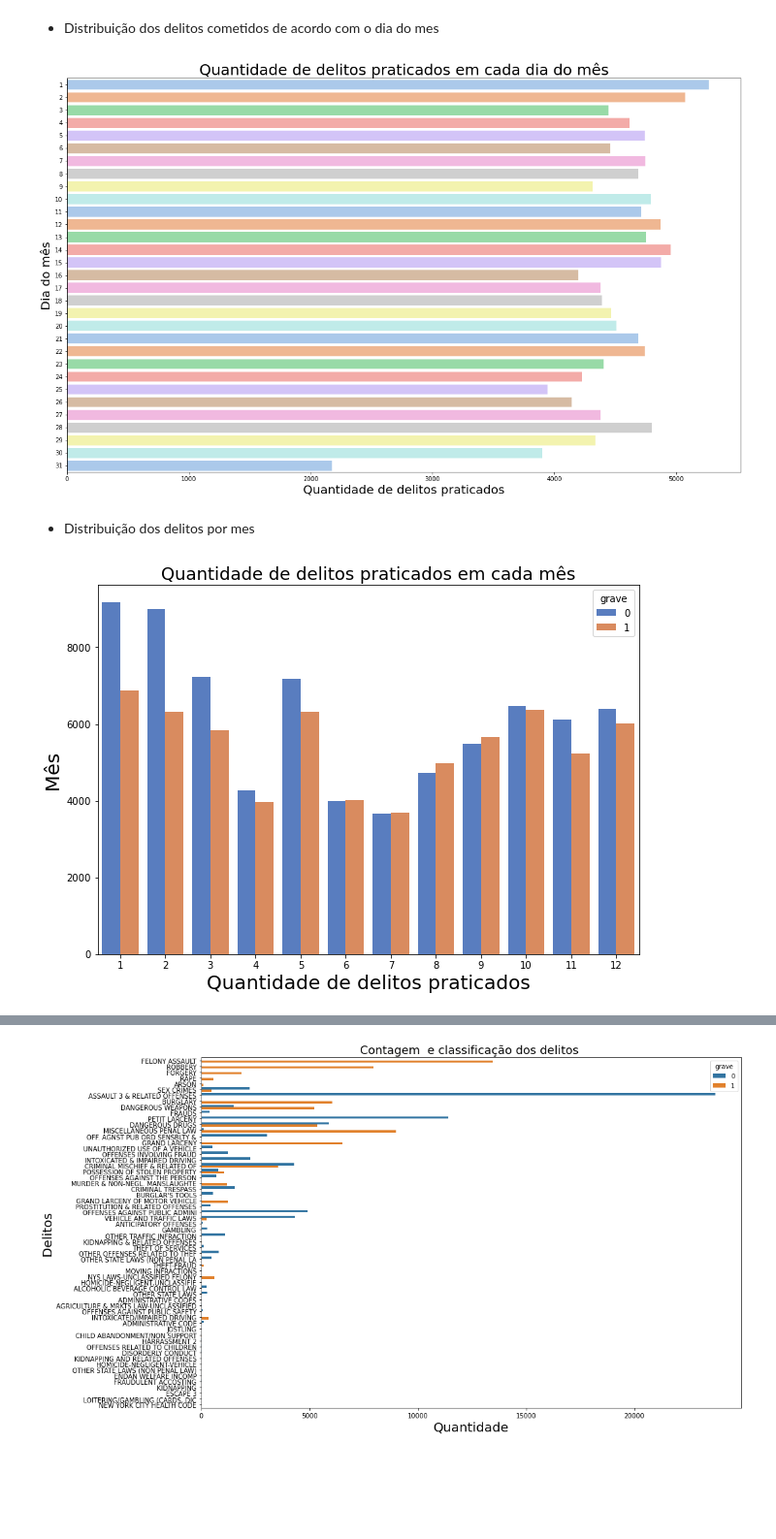
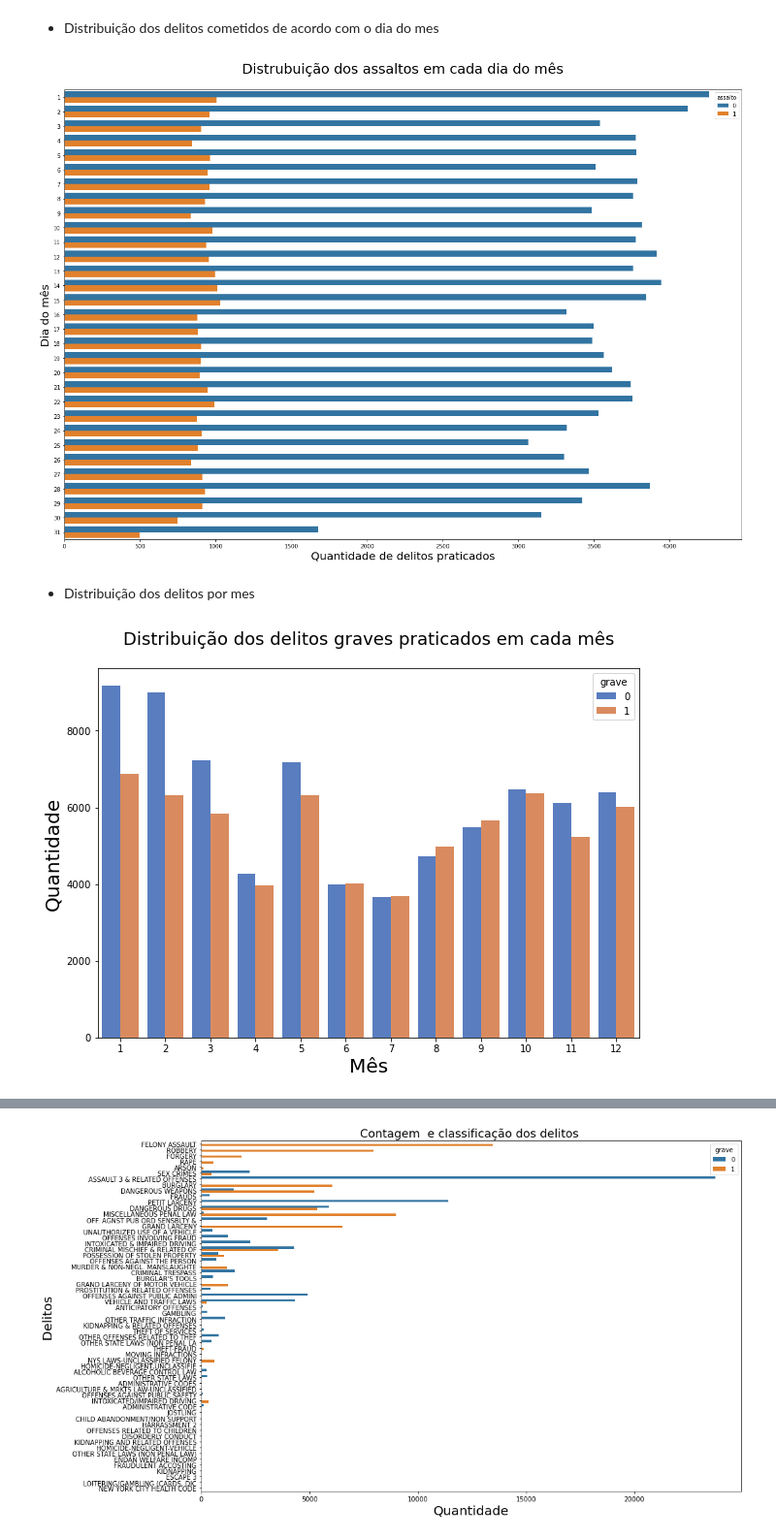
Before and after one commit to robertferro/delitos_ny_2020, a Jupyter notebook: 2 - EDA/EDA_delitos_NYC.ipynb, the cells around one changed output, grey strips where cells are left out. Shown at 97% size. Drawn from its saved outputs; the diff is of its cells as text; code cells hidden in the pictures; blank space fills up the shorter version.

```diff
--- a/2 - EDA/EDA_delitos_NYC.ipynb
+++ b/2 - EDA/EDA_delitos_NYC.ipynb
@@ -77,23 +77,23 @@ plt.show()
 # %% [markdown]
  - Distribuição dos delitos cometidos de acordo com o dia do mes
 # %%
-f, ax = plt.subplots(figsize=(20, 12))
-sns.countplot(y="dia", data=df,palette="pastel" );
+f, ax = plt.subplots(figsize=(22, 15))
+sns.countplot(y="dia", data=df,hue='assalto');
 plt.xlabel('Quantidade de delitos praticados', fontsize = 20)
 plt.ylabel('Dia do mês', fontsize = 20)
-plt.title('Quantidade de delitos praticados em cada dia do mês', fontsize = 25)
+plt.title('Distrubuição dos assaltos em cada dia do mês', fontsize = 25, y=1.03)
 plt.show()
 # %% [output]
-[figure, old version]
+[figure, new version]
 # %% [markdown]
  - Distribuição dos delitos por mes
 # %%
 f, ax = plt.subplots(figsize=(10, 7))
 sns.countplot(x="mes", hue = 'grave',data=df , palette="muted")
-titulo='Quantidade de delitos praticados em cada mês'
-plt.title(titulo, fontsize=18)
-plt.xlabel('Quantidade de delitos praticados', fontsize = 20)
-plt.ylabel('Mês', fontsize = 20)
+titulo='Distribuição dos delitos graves praticados em cada mês'
+plt.title(titulo, fontsize=18, y=1.05)
+plt.ylabel('Quantidade', fontsize = 20)
+plt.xlabel('Mês', fontsize = 20)
 plt.show()
 # %% [output]
-[figure, old version]
+[figure, new version]
```
Also changed, not shown: parts of 6 cells of this notebook.
